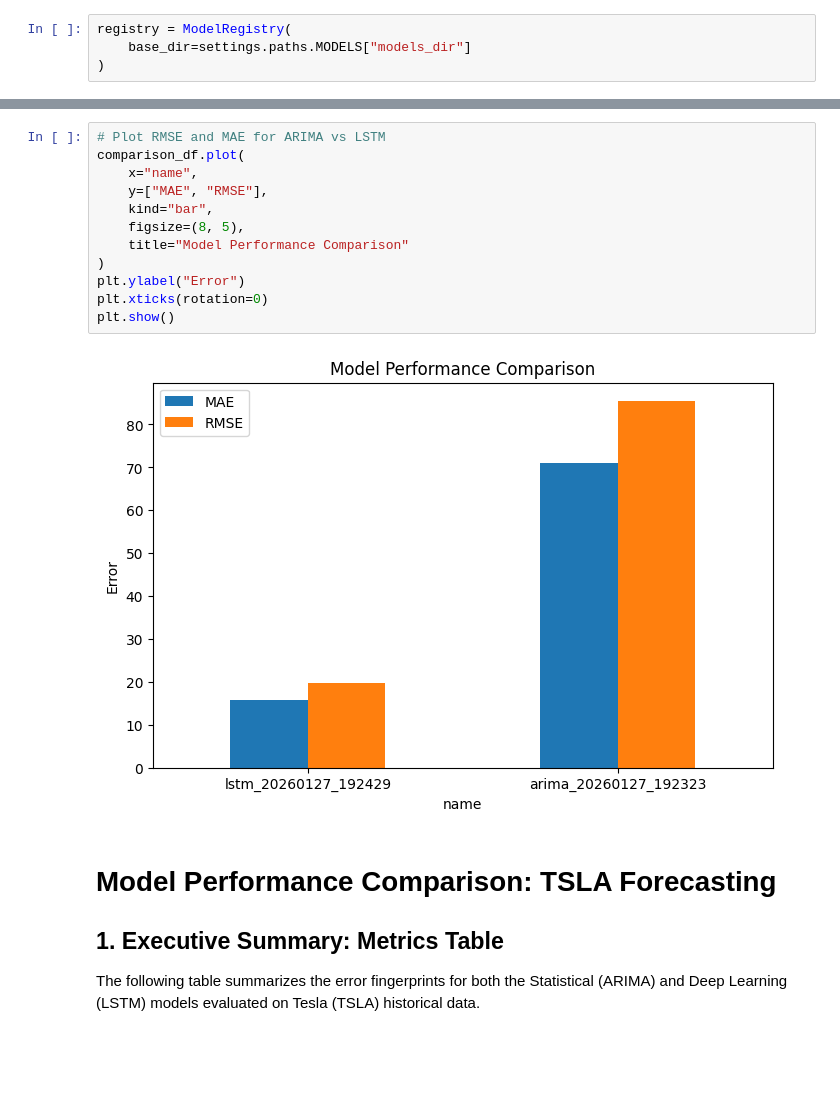
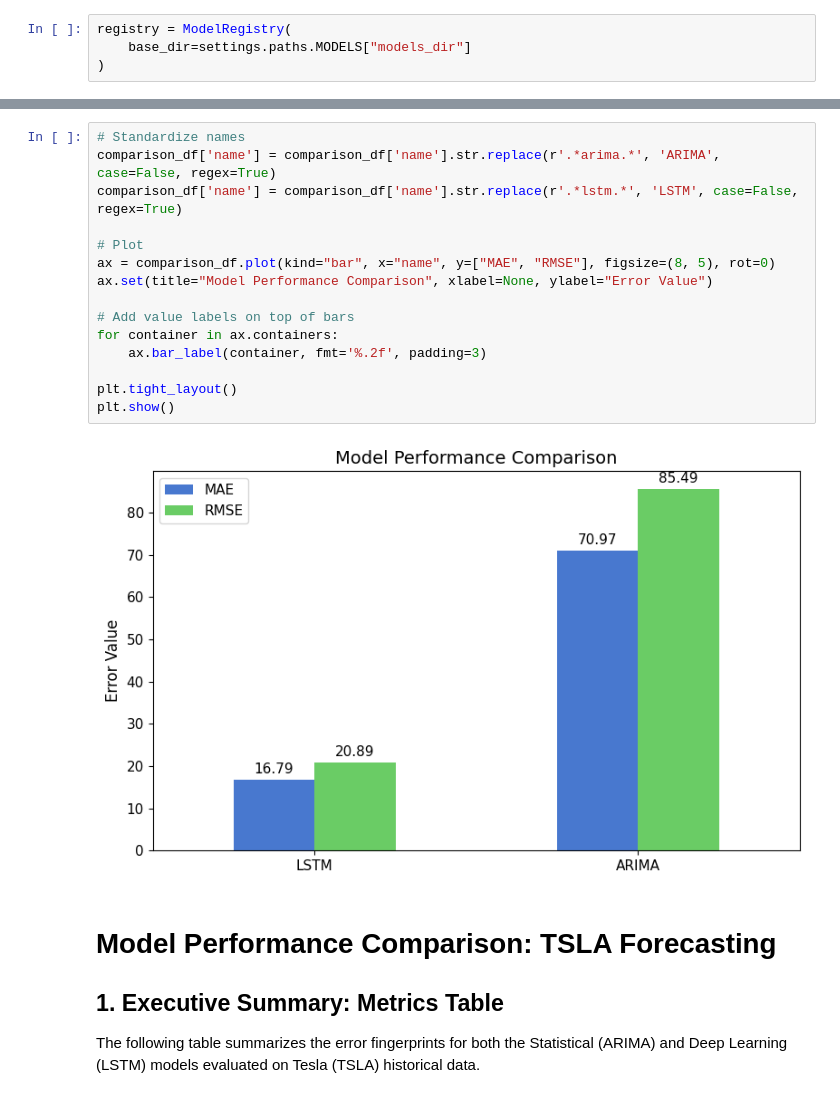
Before and after one commit to tib-dev/Portfolio-Management-Optimization, a Jupyter notebook: notebooks/forcasting_model.ipynb, the cells around one changed output, grey strips where cells are left out. Drawn from its saved outputs; the diff is of its cells as text; blank space fills up the shorter version.

Commit message:
update model training

```diff
--- a/notebooks/forcasting_model.ipynb
+++ b/notebooks/forcasting_model.ipynb
@@ -162,17 +162,20 @@ best_model = comparator.select_best(registry)
 # %%
-# Plot RMSE and MAE for ARIMA vs LSTM
-comparison_df.plot(
-    x="name",
-    y=["MAE", "RMSE"],
-    kind="bar",
-    figsize=(8, 5),
-    title="Model Performance Comparison"
-)
-plt.ylabel("Error")
-plt.xticks(rotation=0)
+# Standardize names
+comparison_df['name'] = comparison_df['name'].str.replace(r'.*arima.*', 'ARIMA', case=False, regex=True)
+comparison_df['name'] = comparison_df['name'].str.replace(r'.*lstm.*', 'LSTM', case=False, regex=True)
+
+# Plot
+ax = comparison_df.plot(kind="bar", x="name", y=["MAE", "RMSE"], figsize=(8, 5), rot=0)
+ax.set(title="Model Performance Comparison", xlabel=None, ylabel="Error Value")
+
+# Add value labels on top of bars
+for container in ax.containers:
+    ax.bar_label(container, fmt='%.2f', padding=3)
+
+plt.tight_layout()
 plt.show()
 # %% [output]
-[figure, old version]
+[figure, new version]
 # %% [markdown]
 # Model Performance Comparison: TSLA Forecasting
 
```
Also changed, not shown: parts of 6 cells of this notebook.
